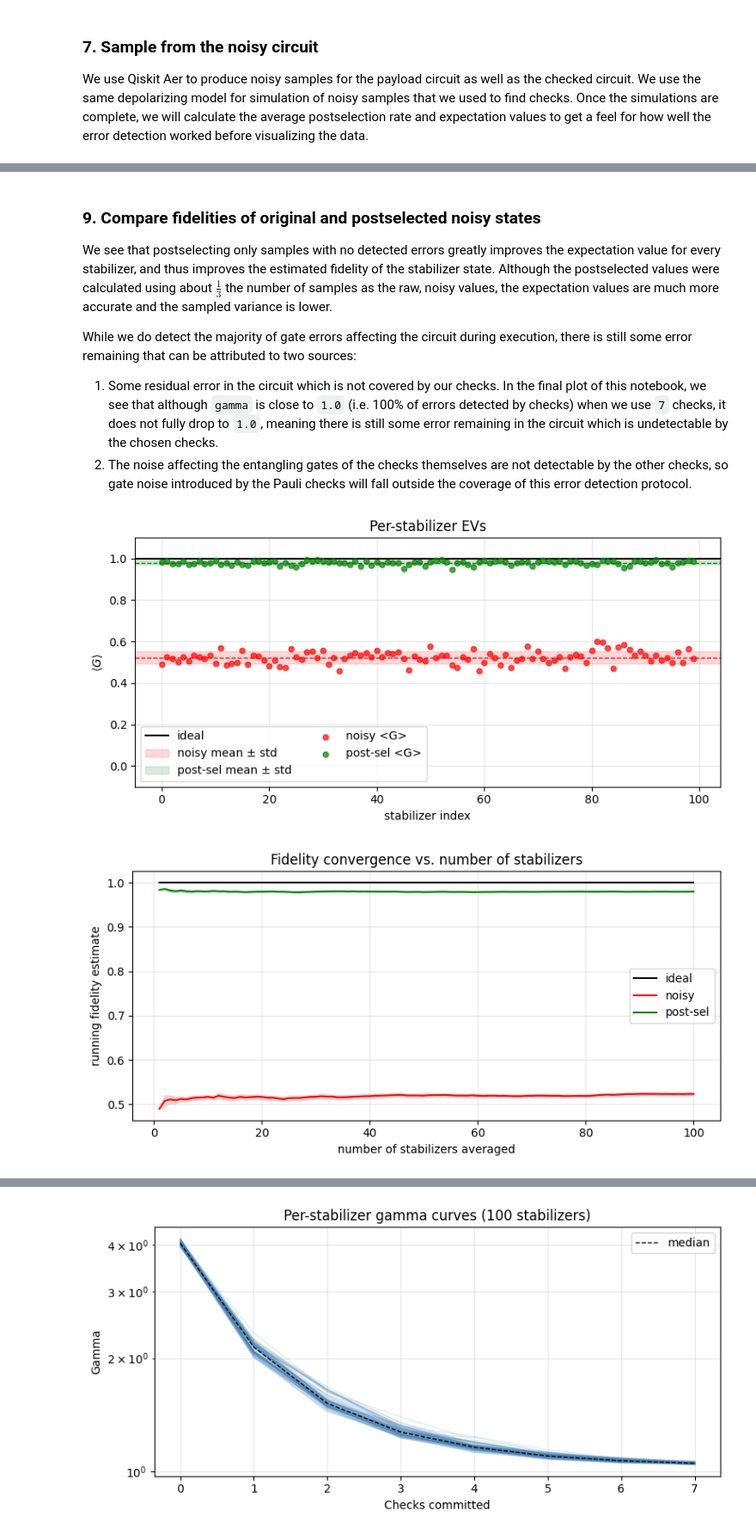
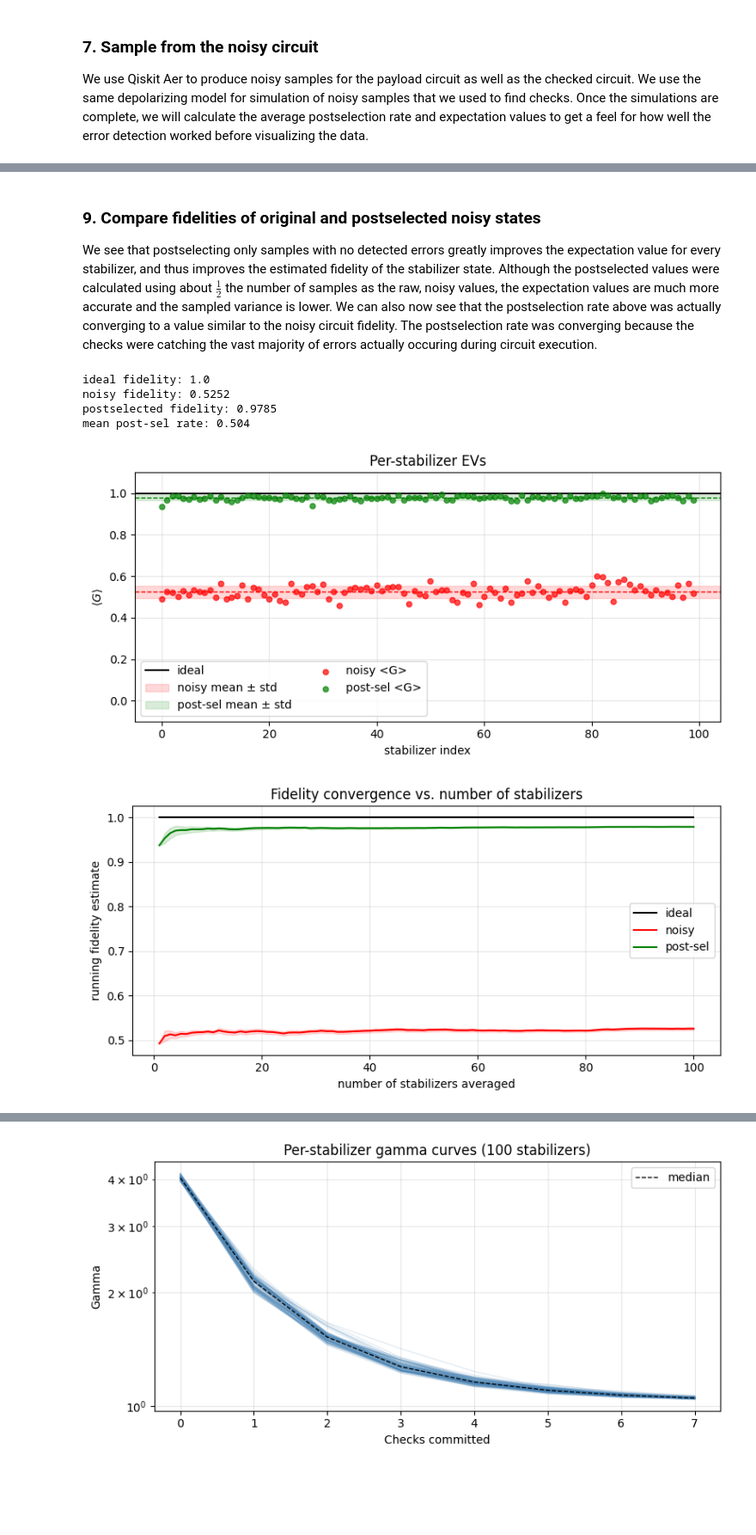
Before and after one commit to Qiskit/qiskit-paulice, a Jupyter notebook: docs/tutorials/01_low_overhead_error_detection_using_spacetime_codes.ipynb, the cells around one changed output, grey strips where cells are left out. Shown at 86% size. Drawn from its saved outputs; the diff is of its cells as text; code cells hidden in the pictures; blank space fills up the shorter version.

```diff
--- a/docs/tutorials/01_low_overhead_error_detection_using_spacetime_codes.ipynb
+++ b/docs/tutorials/01_low_overhead_error_detection_using_spacetime_codes.ipynb
@@ -63,7 +63,7 @@ from qiskit.visualization import plot_coupling_map
 from qiskit_ibm_runtime import QiskitRuntimeService
 from qiskit_paulice.layout import get_low_overhead_ancillas
 
-service = QiskitRuntimeService(instance="services-premium-us")
+service = QiskitRuntimeService()
 backend = service.backend("ibm_boston")
 
 # Choose a layout and find available ancillas
@@ -285,19 +286,20 @@ aer_nm.add_all_qubit_readout_error(ReadoutError([[1 - p, p], [p, 1 - p]]))
 noisy_sim = AerSimulator(method="stabilizer", noise_model=aer_nm)
 
 counts = []
-stab_scores = []
 t0 = time.time()
 for i, checked_circ_result in enumerate(tqdm(checked_circuits)):
-    checked_circ = checked_circ_result[num_checks].circuit
     noisy_counts = (
         noisy_sim.run(noisy_circuits[i], shots=num_shots, seed_simulator=seed * i + 1)
         .result()
         .get_counts()
     )
-    checked_counts = (
-        noisy_sim.run(checked_circ, shots=num_shots, seed_simulator=seed * i + 2)
-        .result()
-        .get_counts()
-    )
-    counts.append((noisy_counts, checked_counts))
+    checked_counts_per_variant = []
+    for k, ck in enumerate(checked_circ_result):
+        cnts = (
+            noisy_sim.run(ck.circuit, shots=num_shots, seed_simulator=seed * i + 2 + k)
+            .result()
+            .get_counts()
+        )
+        checked_counts_per_variant.append(cnts)
+    counts.append((noisy_counts, checked_counts_per_variant))
 # %% [markdown]
@@ -354,12 +356,45 @@ mean post-sel rate: 0.503
 # %% [markdown]
 ### 9. Compare fidelities of original and postselected noisy states
 
-We see that postselecting only samples with no detected errors greatly improves the expectation value for every stabilizer, and thus improves the estimated fidelity of the stabilizer state. Although the postselected values were calculated using about $\frac{1}{3}$ the number of samples as the raw, noisy values, the expectation values are much more accurate and the sampled variance is lower.
-
-While we do detect the majority of gate errors affecting the circuit during execution, there is still some error remaining that can be attributed to two sources:
-1. Some residual error in the circuit which is not covered by our checks. In the final plot of this notebook, we see that although ``gamma`` is close to ``1.0`` (i.e. 100% of errors detected by checks) when we use ``7`` checks, it does not fully drop to `1.0`, meaning there is still some error remaining in the circuit which is undetectable by the chosen checks.
-2. The noise affecting the entangling gates of the checks themselves are not detectable by the other checks, so gate noise introduced by the Pauli checks will fall outside the coverage of this error detection protocol.
+We see that postselecting only samples with no detected errors greatly improves the expectation value for every stabilizer, and thus improves the estimated fidelity of the stabilizer state. Although the postselected values were calculated using about $\frac{1}{2}$ the number of samples as the raw, noisy values, the expectation values are much more accurate and the sampled variance is lower. We can also now see that the postselection rate above was actually converging to a value similar to the noisy circuit fidelity. The postselection rate was converging because the checks were catching the vast majority of errors actually occuring during circuit execution.
 # %%
+from qiskit.result import sampled_expectation_value
+
+
+def expectation(counts, G):
+    """EV of G from counts measured in Z-basis.
+
+    Pads with `I` on any qubits beyond G's support (e.g. check ancillas in the postselected counts).
+    """
+    if not counts:
+        return float("nan")
+    n = G.num_qubits
+    sign = -1 if int(G.phase) % 4 == 2 else 1
+    total = len(next(iter(counts)))
+    label = "".join("Z" if q < n and (G.x[q] or G.z[q]) else "I" for q in range(total - 1, -1, -1))
+    return sign * sampled_expectation_value(counts, label)
+
+
+results = []
+for i, ((noisy_counts, _), kept) in enumerate(zip(counts, kept_per_stab, strict=True)):
+    results.append(
+        (
+            expectation(noisy_counts, stabilizers[i]),
+            expectation(kept, stabilizers[i]),
+            sum(kept.values()) / num_shots,
+        )
+    )
+
+fidelity_noisy = float(np.nanmean([r[0] for r in results]))
+fidelity_postsel = float(np.nanmean([r[1] for r in results]))
+psr = np.mean([r[2] for r in results])
+print(
+    f"ideal fidelity: 1.0\n"
+    f"noisy fidelity: {fidelity_noisy:.4f}\n"
+    f"postselected fidelity: {fidelity_postsel:.4f}\n"
+    f"mean post-sel rate: {psr:.3f}\n"
+)
+
 evs_ideal = np.array([1.0 for r in results])
 evs_noisy = np.array([r[0] for r in results])
 evs_post = np.array([r[1] for r in results])
@@ -392,34 +427,38 @@ ax.set(
     xlabel="stabilizer index",
     ylabel=r"$\langle G \rangle$",
     ylim=(-0.1, 1.1),
     title="Per-stabilizer EVs",
 )
 ax.legend(loc="lower left", ncol=2)
 ax.grid(True, alpha=0.3)
 plt.tight_layout()
 plt.show()
 
 M = np.arange(1, len(results) + 1)
 fig, ax = plt.subplots(figsize=(8, 4))
 for ys, color, label in [
     (evs_ideal, "black", "ideal"),
     (evs_noisy, "red", "noisy"),
     (evs_post, "green", "post-sel"),
 ]:
     cm, sem = cum_mean_sem(ys)
     ax.plot(M, cm, color=color, linewidth=1.5, label=label)
     ax.fill_between(M, cm - sem, cm + sem, color=color, alpha=0.15)
 ax.set(
     xlabel="number of stabilizers averaged",
     ylabel="running fidelity estimate",
     title="Fidelity convergence vs. number of stabilizers",
 )
 ax.legend()
 ax.grid(True, alpha=0.3)
 plt.tight_layout()
 plt.show()
 # %% [output]
+ideal fidelity: 1.0
+noisy fidelity: 0.5252
+postselected fidelity: 0.9785
+mean post-sel rate: 0.504
-[figure, old version]
+[figure, new version]
-[figure, old version]
+[figure, new version]
 # %% [markdown]
 Here we see that although we randomized the order in which we added checks to the target qubits, the convergence of gamma follows roughly the same trend for all stabilizer experiments. For other problems on a different set of physical qubits, and with an imperfect noise model (remember, our noise model in this tutorial exactly modeled the noise affecting the samples), one might see more pronounced differences in convergence depending on the order in which checks are added.
```
Also changed, not shown: parts of 8 cells of this notebook, 1 other file.
